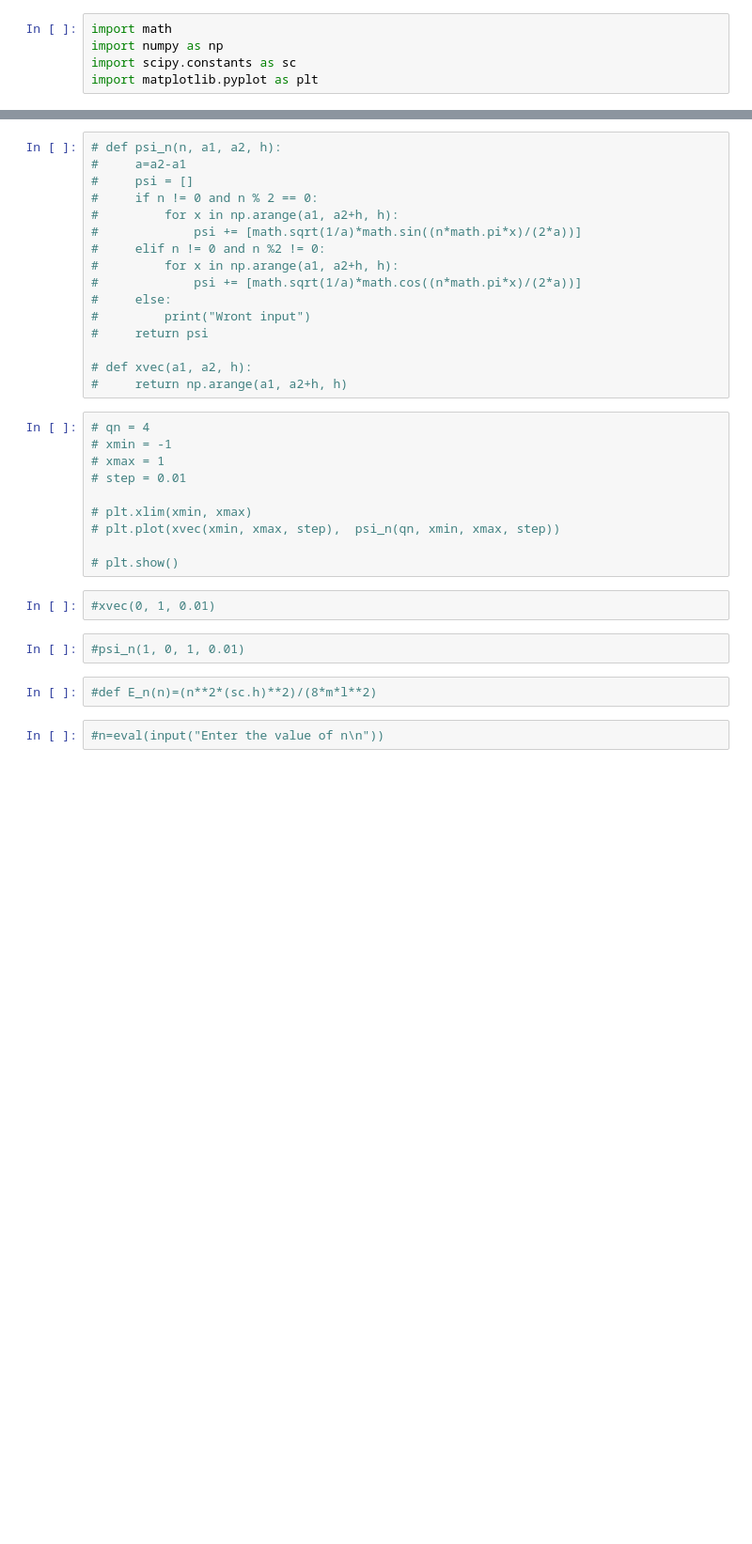
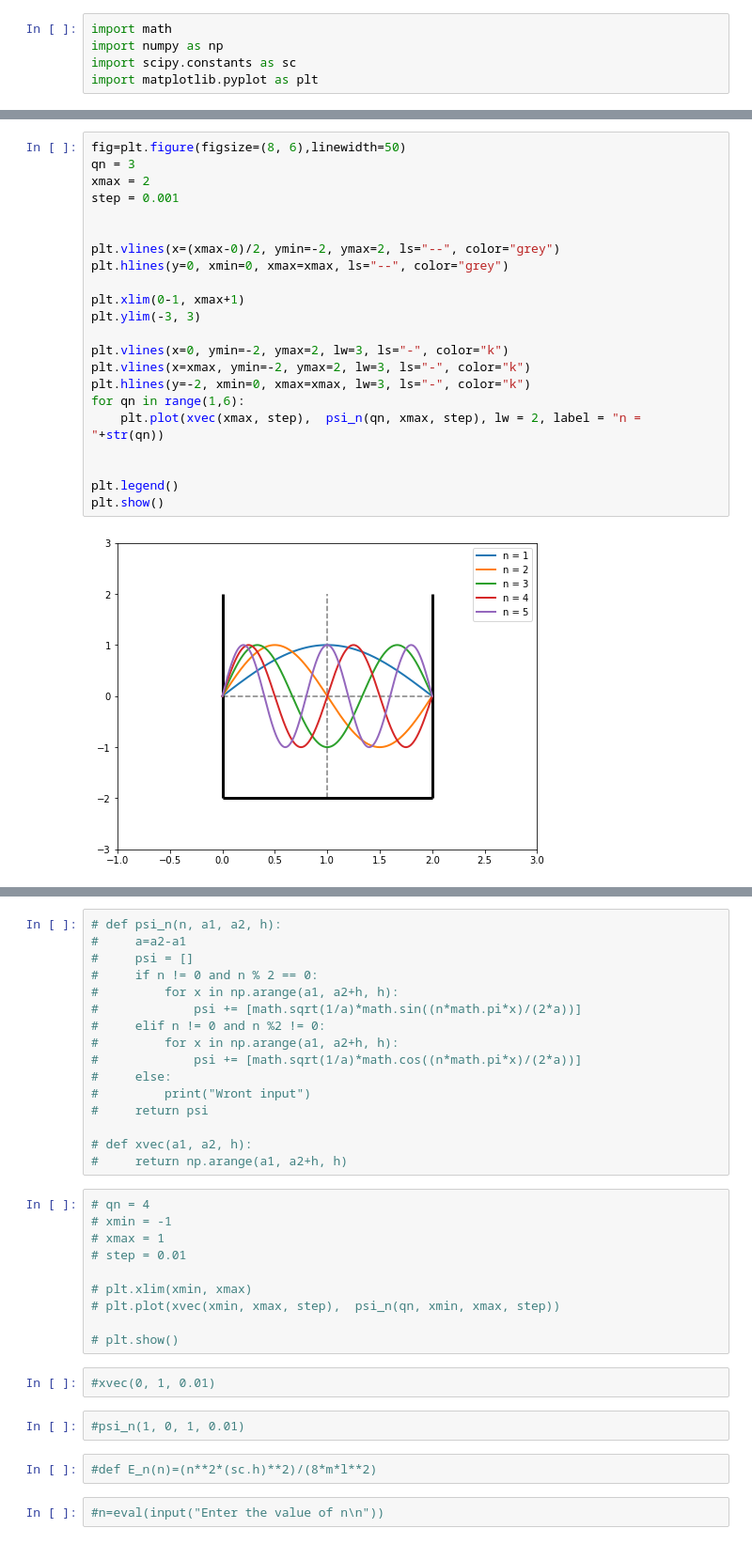
Before and after one commit to sampad95/python_and_jupyter-notebook_scripting, a Jupyter notebook: defining_function/particle_1D-box.ipynb, the cells around one changed output, grey strips where cells are left out. Shown at 94% size. Saved outputs shown, nothing was run; the diff lists cells and outputs as text; blank space fills up the shorter version.

```diff
--- a/defining_function/particle_1D-box.ipynb
+++ b/defining_function/particle_1D-box.ipynb
@@ -30,0 +121,24 @@ plt.show()
+# %%
+fig=plt.figure(figsize=(8, 6),linewidth=50)
+qn = 3
+xmax = 2
+step = 0.001
+
+
+plt.vlines(x=(xmax-0)/2, ymin=-2, ymax=2, ls="--", color="grey")
+plt.hlines(y=0, xmin=0, xmax=xmax, ls="--", color="grey")
+
+plt.xlim(0-1, xmax+1)
+plt.ylim(-3, 3)
+
+plt.vlines(x=0, ymin=-2, ymax=2, lw=3, ls="-", color="k")
+plt.vlines(x=xmax, ymin=-2, ymax=2, lw=3, ls="-", color="k")
+plt.hlines(y=-2, xmin=0, xmax=xmax, lw=3, ls="-", color="k")
+for qn in range(1,6):
+    plt.plot(xvec(xmax, step),  psi_n(qn, xmax, step), lw = 2, label = "n = "+str(qn))
+
+
+plt.legend()
+plt.show()
+# %% [output]
+[figure, added]
```
Also changed, not shown: parts of 10 cells of this notebook.
